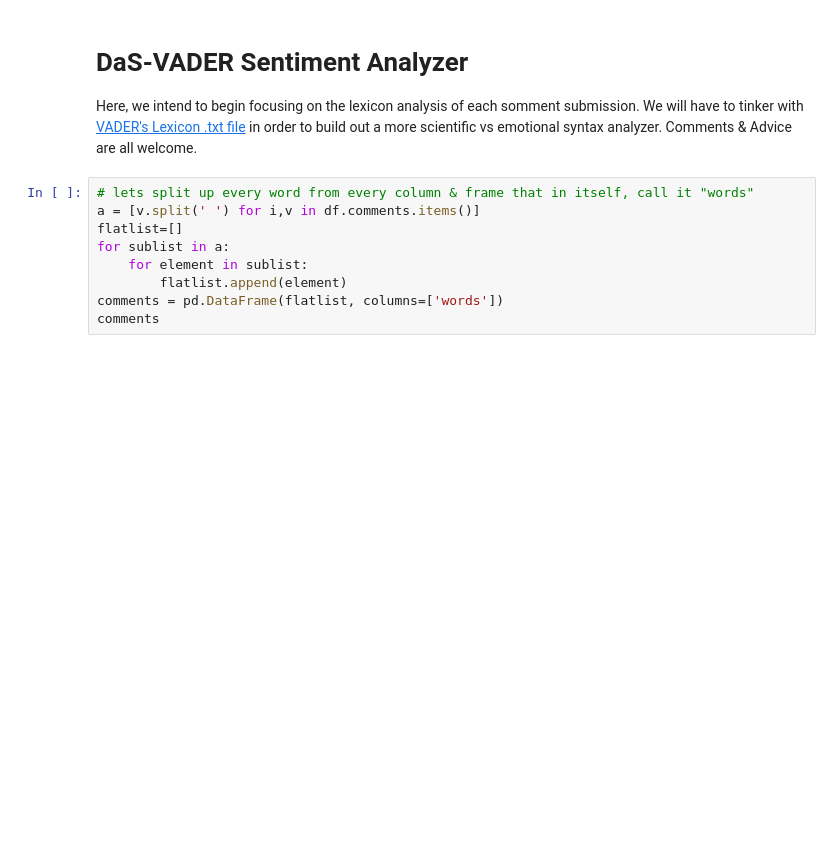
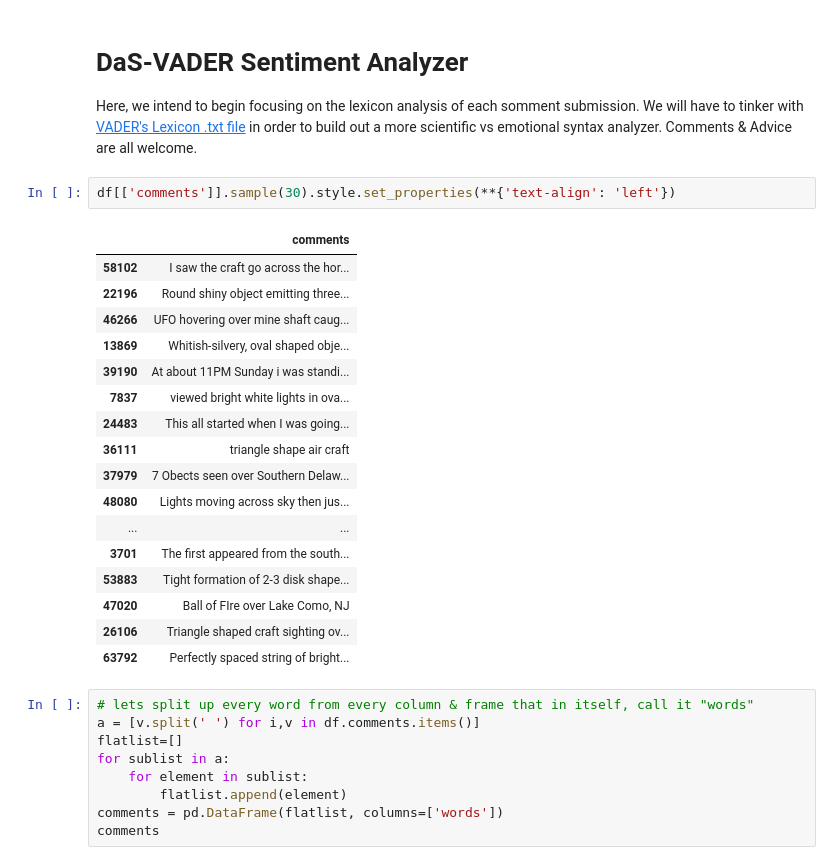
Before and after one commit to DaScient/UACP, a Jupyter notebook: uacp-defining-powellscore-veracity-variables.ipynb, the cells around one changed output. Drawn from its saved outputs; the diff is of its cells as text; blank space fills up the shorter version.

```diff
--- a/uacp-defining-powellscore-veracity-variables.ipynb
+++ b/uacp-defining-powellscore-veracity-variables.ipynb
@@ -320,6 +333,26 @@ Finally, big data analysis (alongside robust AI|ML|DS modeling techniques) could
 # DaS-VADER Sentiment Analyzer
 
 Here, we intend to begin focusing on the lexicon analysis of each somment submission. We will have to tinker with [VADER's Lexicon .txt file](https://github.com/cjhutto/vaderSentiment/blob/master/vaderSentiment/vader_lexicon.txt) in order to build out a more scientific vs emotional syntax analyzer. Comments & Advice are all welcome.
+# %%
+df[['comments']].sample(30).style.set_properties(**{'text-align': 'left'})
+# %% [output]
+|  | comments |
+| 58102 | I saw the craft go across the hor... |
+| 22196 | Round shiny object emitting three... |
+| 46266 | UFO hovering over mine shaft caug... |
+| 13869 | Whitish-silvery, oval shaped obje... |
+| 39190 | At about 11PM Sunday i was standi... |
+| 7837 | viewed bright white lights in ova... |
+| 24483 | This all started when I was going... |
+| 36111 | triangle shape air craft |
+| 37979 | 7 Obects seen over Southern Delaw... |
+| 48080 | Lights moving across sky then jus... |
+| ... | ... |
+| 3701 | The first appeared from the south... |
+| 53883 | Tight formation of 2-3 disk shape... |
+| 47020 | Ball of FIre over Lake Como, NJ |
+| 26106 | Triangle shaped craft sighting ov... |
+| 63792 | Perfectly spaced string of bright... |
 # %%
 # lets split up every word from every column & frame that in itself, call it "words"
 a = [v.split(' ') for i,v in df.comments.items()]
```
Also changed, not shown: parts of 9 cells of this notebook.
